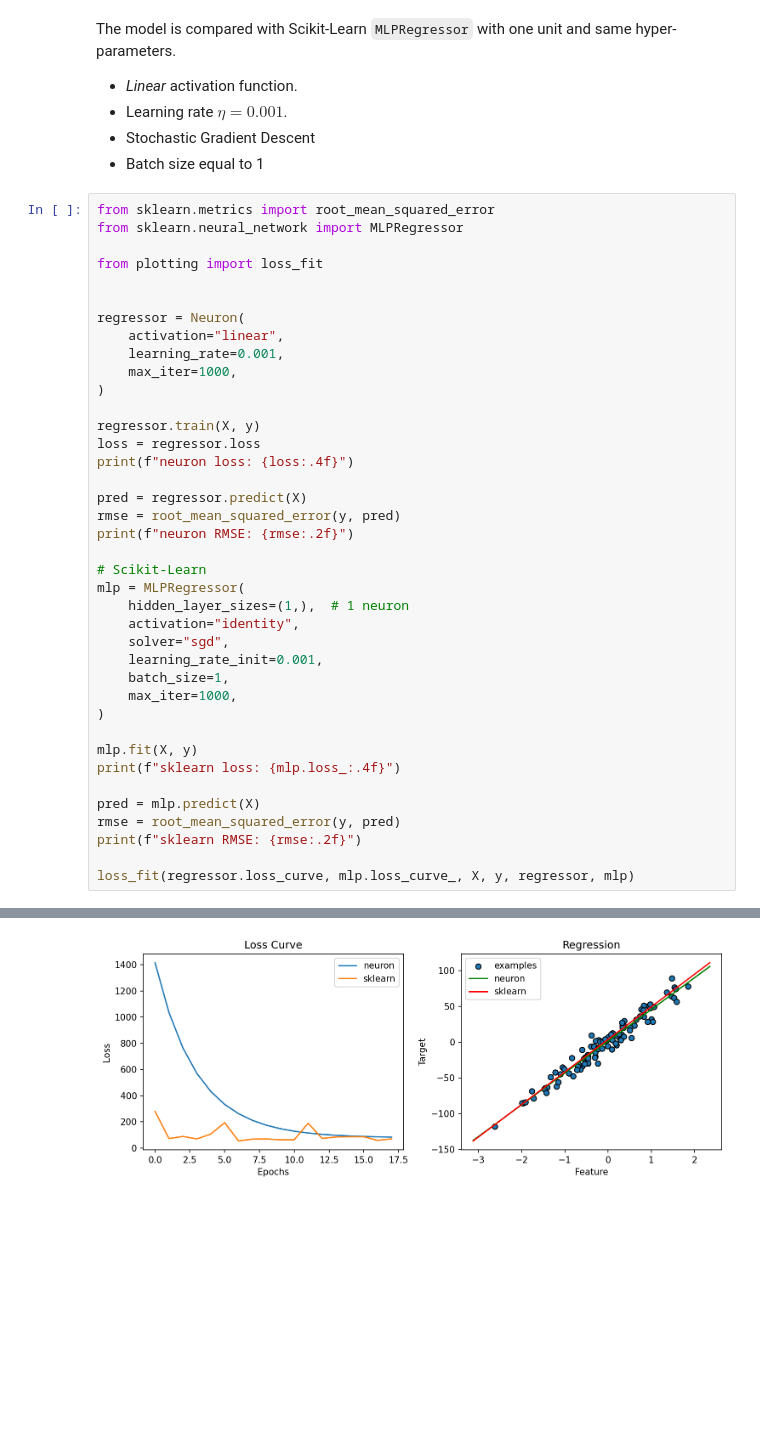
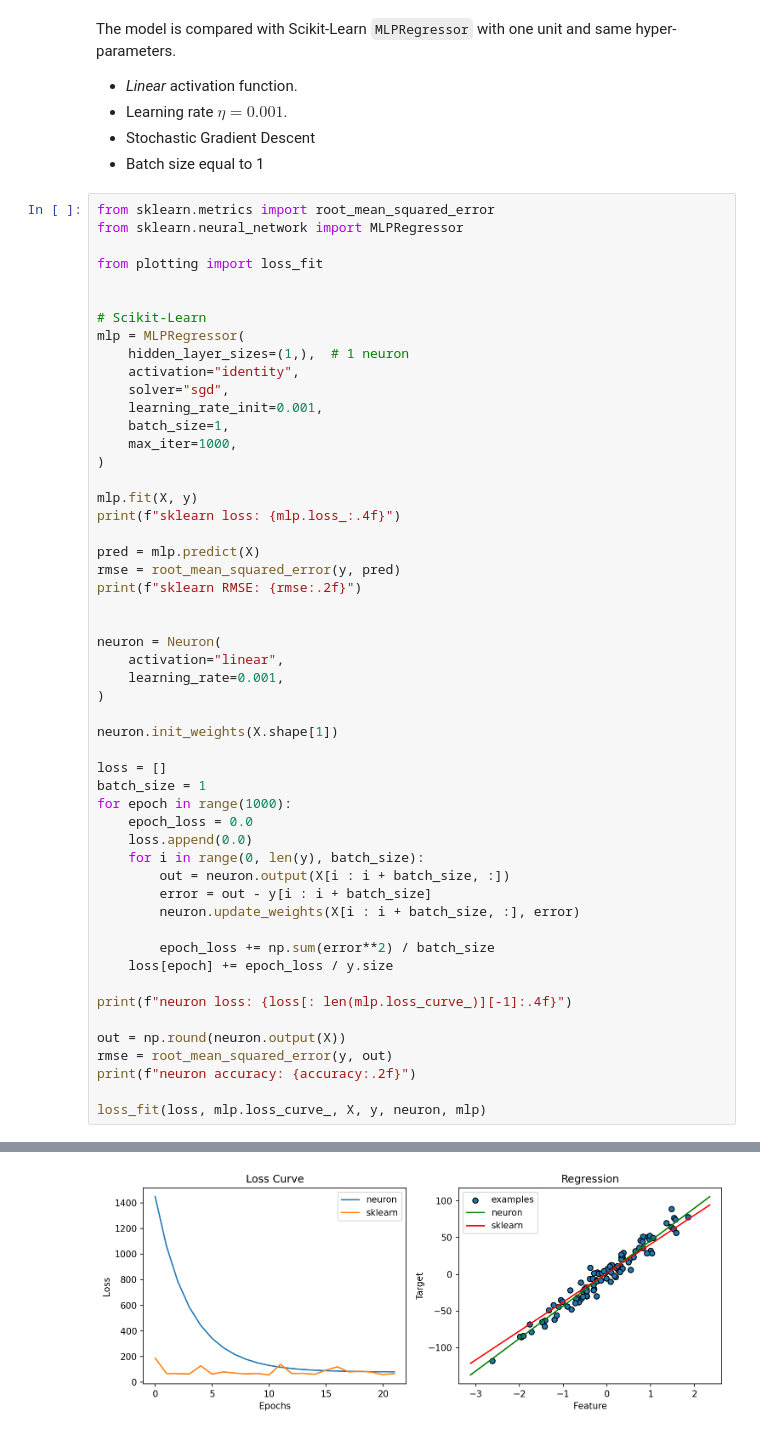
Before and after one commit to NicolaAnnu/NeuralNetwork-ML, a Jupyter notebook: notebooks/neuron.ipynb, the cells around one changed output, grey strips where cells are left out. Saved outputs shown, nothing was run; the diff lists cells and outputs as text; blank space fills up the shorter version.

Commit message:
neuron notebook

```diff
--- a/notebooks/neuron.ipynb
+++ b/notebooks/neuron.ipynb
@@ -145,20 +156,6 @@ from sklearn.neural_network import MLPRegressor
 
 from plotting import loss_fit
 
-
-regressor = Neuron(
-    activation="linear",
-    learning_rate=0.001,
-    max_iter=1000,
-)
-
-regressor.train(X, y)
-loss = regressor.loss
-print(f"neuron loss: {loss:.4f}")
-
-pred = regressor.predict(X)
-rmse = root_mean_squared_error(y, pred)
-print(f"neuron RMSE: {rmse:.2f}")
 
 # Scikit-Learn
 mlp = MLPRegressor(
@@ -177,5 +174,32 @@ pred = mlp.predict(X)
 rmse = root_mean_squared_error(y, pred)
 print(f"sklearn RMSE: {rmse:.2f}")
 
-loss_fit(regressor.loss_curve, mlp.loss_curve_, X, y, regressor, mlp)
+
+neuron = Neuron(
+    activation="linear",
+    learning_rate=0.001,
+)
+
+neuron.init_weights(X.shape[1])
+
+loss = []
+batch_size = 1
+for epoch in range(1000):
+    epoch_loss = 0.0
+    loss.append(0.0)
+    for i in range(0, len(y), batch_size):
+        out = neuron.output(X[i : i + batch_size, :])
+        error = out - y[i : i + batch_size]
+        neuron.update_weights(X[i : i + batch_size, :], error)
+
+        epoch_loss += np.sum(error**2) / batch_size
+    loss[epoch] += epoch_loss / y.size
+
+print(f"neuron loss: {loss[: len(mlp.loss_curve_)][-1]:.4f}")
+
+out = np.round(neuron.output(X))
+rmse = root_mean_squared_error(y, out)
+print(f"neuron accuracy: {accuracy:.2f}")
+
+loss_fit(loss, mlp.loss_curve_, X, y, neuron, mlp)
 # %% [output]
@@ -186 +210 @@ sklearn RMSE: 9.27
-[figure, old version]
+[figure, new version]
```
Also changed, not shown: parts of 2 cells of this notebook, 1 other file.
